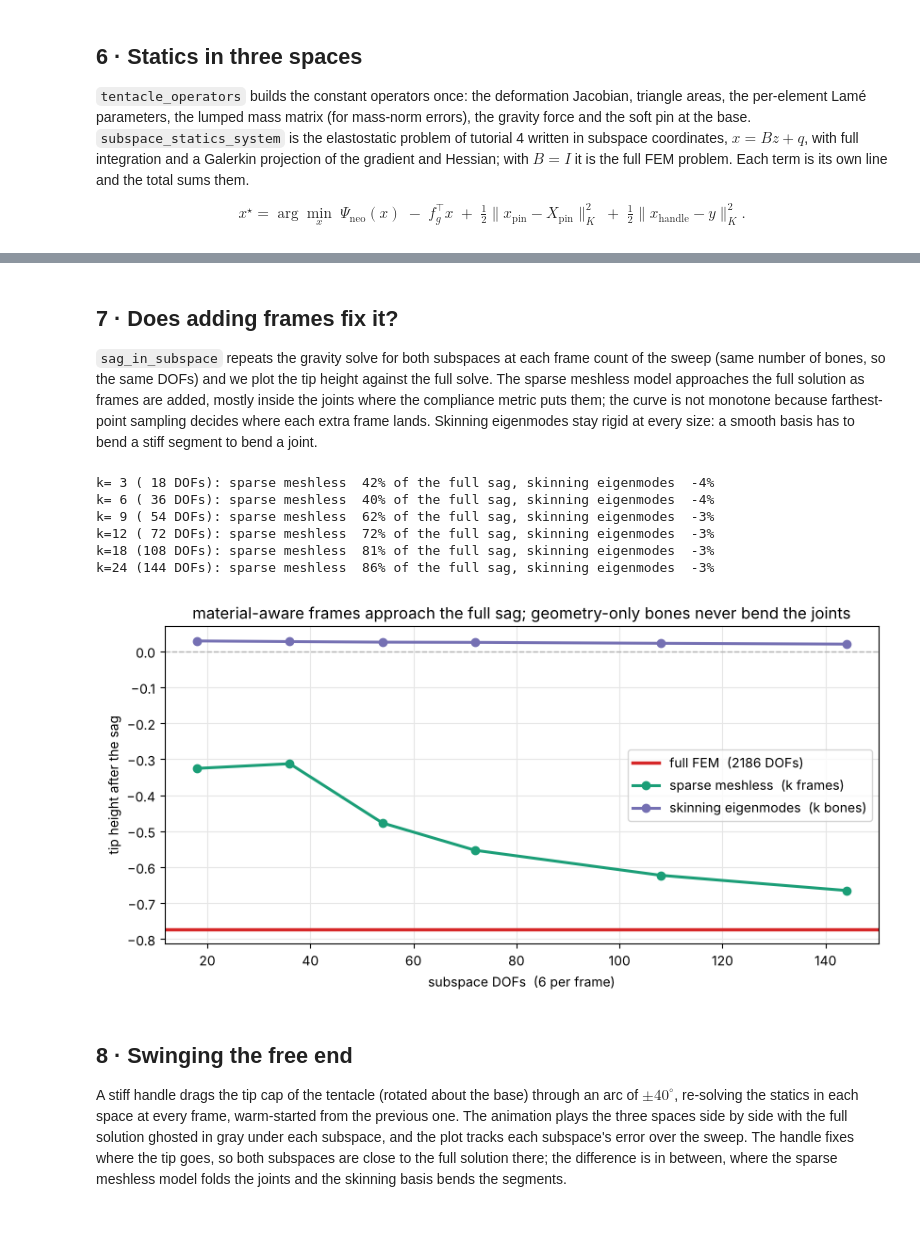
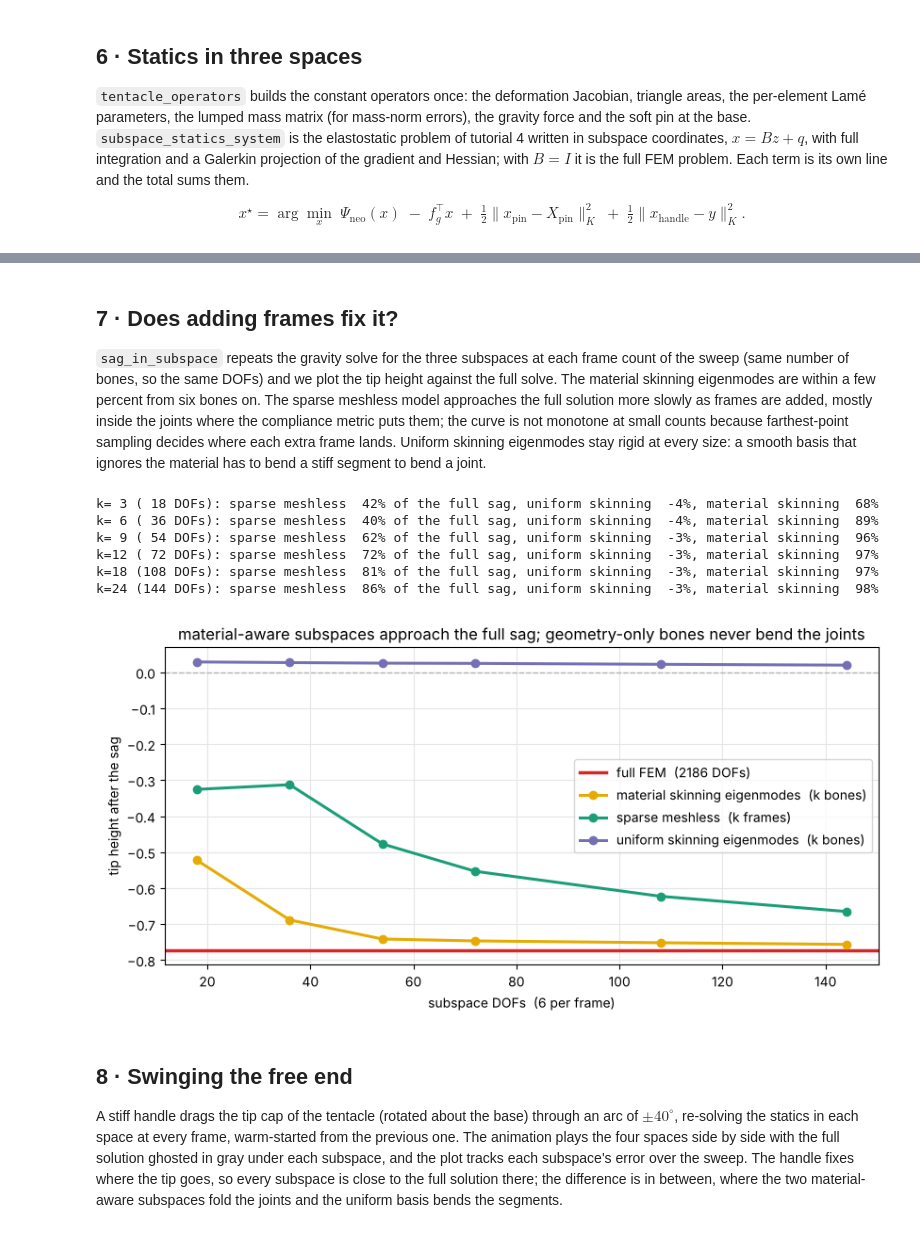
Before and after one commit to otmanon/simkit-tutorials, a Jupyter notebook: 026_sparse_meshless_models.ipynb, the cells around one changed output, grey strips where cells are left out. Cells and saved outputs as stored; diff of their text form; code cells hidden in the pictures.

```diff
--- a/026_sparse_meshless_models.ipynb
+++ b/026_sparse_meshless_models.ipynb
@@ -19,6 +21,7 @@ import os
 import warnings
 import numpy as np
 import scipy as sp
+import scipy.sparse as sps
 import matplotlib.pyplot as plt
 from matplotlib.colors import TwoSlopeNorm
 import igl
@@ -58,7 +61,7 @@ SWING_DEG = 40.0                  # peak angle of the free end's arc
 FPS = 12                          # playback rate of the animation
 BITRATE = 1800                    # mp4 bitrate
 # plot colors
-FULL_C, SKIN_C, SM_C = "#d62728", "#7570b3", "#1b9e77"   # full FEM, skinning eigenmodes, sparse meshless
+FULL_C, SKIN_C, SKIN_MAT_C, SM_C = "#d62728", "#7570b3", "#e6ab02", "#1b9e77"   # full FEM, uniform / material skinning eigenmodes, sparse meshless
 # %% [output]
   _emit_missing_warning()
 # %% [markdown]
@@ -333,13 +344,19 @@ mass-norm distance to the full solution.
 # %%
-W_skin, _, B_skin = simkit.skinning_eigenmodes(X, T, N_NODES)       # 6 Laplacian-eigenvector bones, 36 DOFs
 x_rest = X.reshape(-1, 1)
+_, _, B_skin = simkit.skinning_eigenmodes(X, T, N_NODES)             # geometry only: uniform stiffness
+_, _, B_skin_mat = simkit.skinning_eigenmodes(X, T, N_NODES, mu=mu)  # material-aware: Laplacian weighted by mu
 spaces = {
     f"full FEM  ({X.size} DOFs)": (sp.sparse.identity(X.size, format="csc"), np.zeros((X.size, 1)), x_rest.copy()),
-    f"skinning eigenmodes  ({B_skin.shape[1]} DOFs)": (B_skin, np.zeros((X.size, 1)),
-                                                        simkit.project_into_subspace(x_rest, B_skin, M=ops["M"])),
+    f"uniform skinning eigenmodes  ({B_skin.shape[1]} DOFs)": (B_skin, np.zeros((X.size, 1)),
+                                                                simkit.project_into_subspace(x_rest, B_skin, M=ops["M"])),
+    f"material skinning eigenmodes  ({B_skin_mat.shape[1]} DOFs)": (B_skin_mat, np.zeros((X.size, 1)),
+                                                                     simkit.project_into_subspace(x_rest, B_skin_mat, M=ops["M"])),
     f"sparse meshless  ({B_sm.shape[1]} DOFs)": (B_sm, np.zeros((X.size, 1)), z_rest.copy()),
 }
-space_colors = dict(zip(spaces, [FULL_C, SKIN_C, SM_C]))
+space_colors = dict(zip(spaces, [FULL_C, SKIN_C, SKIN_MAT_C, SM_C]))
+for name, (B, _, _) in list(spaces.items())[1:]:
+    nnz = B.nnz if sps.issparse(B) else np.count_nonzero(B)
+    print(f"{name:44s}: B is {nnz / np.prod(B.shape) * 100:3.0f}% dense")
 
 def solve_statics(B, q, z0, handle_targets=None):
     """Newton solve of the static tentacle in the subspace x = B z + q, from z0. Returns (x, z, iterations)."""
@@ -358,8 +375,8 @@ def mass_norm_error(x, x_ref):
 sag = {}
 for name, (B, q, z0) in spaces.items():
     sag[name], _, iters = solve_statics(B, q, z0)
-    print(f"{name:36s}: tip height {sag[name][tip, 1]:+.3f}, {iters} Newton iterations")
+    print(f"{name:44s}: tip height {sag[name][tip, 1]:+.3f}, {iters} Newton iterations")
 x_full = sag[next(iter(spaces))]
 for name in list(spaces)[1:]:
-    print(f"{name:36s}: relative mass-norm error vs full = {mass_norm_error(sag[name], x_full):.3f}")
+    print(f"{name:44s}: relative mass-norm error vs full = {mass_norm_error(sag[name], x_full):.3f}")
 # %% [output]
@@ -400,57 +428,61 @@ plt.show()
 # %% [markdown]
 ## 7 &middot; Does adding frames fix it?
 
-`sag_in_subspace` repeats the gravity solve for both subspaces at each frame count of the sweep (same number of bones,
-so the same DOFs) and we plot the tip height against the full solve. The sparse meshless model approaches the full
-solution as frames are added, mostly inside the joints where the compliance metric puts them; the curve is not
-monotone because farthest-point sampling decides where each extra frame lands. Skinning eigenmodes stay rigid at every
-size: a smooth basis has to bend a stiff segment to bend a joint.
+`sag_in_subspace` repeats the gravity solve for the three subspaces at each frame count of the sweep (same number of
+bones, so the same DOFs) and we plot the tip height against the full solve. The material skinning eigenmodes are within a
+few percent from six bones on. The sparse meshless model approaches the full solution more slowly as frames are added,
+mostly inside the joints where the compliance metric puts them; the curve is not monotone at small counts because
+farthest-point sampling decides where each extra frame lands. Uniform skinning eigenmodes stay rigid at every size: a
+smooth basis that ignores the material has to bend a stiff segment to bend a joint.
 # %%
 def sag_in_subspace(k):
-    """Tip height of the gravity sag with k sparse meshless frames and with k skinning eigenmode bones."""
+    """Tip height of the gravity sag with k sparse meshless frames, k uniform and k material skinning eigenmode bones."""
     nodes_k = simkit.compliance_node_sampling(X, G_compliance, k, lloyd_iters=LLOYD_ITERS)
     W_k = simkit.voronoi_shape_functions(simkit.compliance_distances(G_compliance, nodes_k), nodes_k,
                                          support_scale=SUPPORT_SCALE)
     B_k = simkit.lbs_jacobian(X, W_k, sparse=True)
     x_sm, _, _ = solve_statics(B_k, np.zeros((X.size, 1)), simkit.lbs_affine_coordinates(k, np.eye(dim), np.zeros(dim)))
     _, _, B_sk = simkit.skinning_eigenmodes(X, T, k)
     x_sk, _, _ = solve_statics(B_sk, np.zeros((X.size, 1)), simkit.project_into_subspace(x_rest, B_sk, M=ops["M"]))
-    return x_sm[tip, 1], x_sk[tip, 1]
+    _, _, B_skm = simkit.skinning_eigenmodes(X, T, k, mu=mu)
+    x_skm, _, _ = solve_statics(B_skm, np.zeros((X.size, 1)), simkit.project_into_subspace(x_rest, B_skm, M=ops["M"]))
+    return x_sm[tip, 1], x_sk[tip, 1], x_skm[tip, 1]
 
 sweep = np.array([sag_in_subspace(k) for k in SWEEP_NODES])
 dofs = 6 * np.array(SWEEP_NODES)
-for k, (t_sm, t_sk) in zip(SWEEP_NODES, sweep):
+for k, (t_sm, t_sk, t_skm) in zip(SWEEP_NODES, sweep):
     print(f"k={k:2d} ({6 * k:3d} DOFs): sparse meshless {t_sm / x_full[tip, 1] * 100:3.0f}% of the full sag, "
-          f"skinning eigenmodes {t_sk / x_full[tip, 1] * 100:3.0f}%")
+          f"uniform skinning {t_sk / x_full[tip, 1] * 100:3.0f}%, material skinning {t_skm / x_full[tip, 1] * 100:3.0f}%")
 
 fig, ax = plt.subplots(figsize=(8.5, 4.4))
 ax.axhline(x_full[tip, 1], color=FULL_C, lw=2.5, label=f"full FEM  ({X.size} DOFs)")
+ax.plot(dofs, sweep[:, 2], "-o", color=SKIN_MAT_C, lw=2.2, ms=6, label="material skinning eigenmodes  (k bones)")
 ax.plot(dofs, sweep[:, 0], "-o", color=SM_C, lw=2.2, ms=6, label="sparse meshless  (k frames)")
-ax.plot(dofs, sweep[:, 1], "-o", color=SKIN_C, lw=2.2, ms=6, label="skinning eigenmodes  (k bones)")
+ax.plot(dofs, sweep[:, 1], "-o", color=SKIN_C, lw=2.2, ms=6, label="uniform skinning eigenmodes  (k bones)")
 ax.axhline(0.0, color="0.7", lw=1, ls="--")
 ax.set_xlabel("subspace DOFs  (6 per frame)"); ax.set_ylabel("tip height after the sag")
-ax.set_title("material-aware frames approach the full sag; geometry-only bones never bend the joints")
+ax.set_title("material-aware subspaces approach the full sag; geometry-only bones never bend the joints")
 ax.grid(True, color="0.9"); ax.legend(loc="center right")
 fig.tight_layout()
 simkit.filesystem.save_figure(fig, os.path.join(RESULTS_DIR, "convergence.png"),
                               copy_to=os.path.join(MEDIA_DIR, "026_convergence.png"))
 plt.show()
 # %% [output]
-k= 3 ( 18 DOFs): sparse meshless  42% of the full sag, skinning eigenmodes  -4%
-k= 6 ( 36 DOFs): sparse meshless  40% of the full sag, skinning eigenmodes  -4%
-k= 9 ( 54 DOFs): sparse meshless  62% of the full sag, skinning eigenmodes  -3%
-k=12 ( 72 DOFs): sparse meshless  72% of the full sag, skinning eigenmodes  -3%
-k=18 (108 DOFs): sparse meshless  81% of the full sag, skinning eigenmodes  -3%
-k=24 (144 DOFs): sparse meshless  86% of the full sag, skinning eigenmodes  -3%
+k= 3 ( 18 DOFs): sparse meshless  42% of the full sag, uniform skinning  -4%, material skinning  68%
+k= 6 ( 36 DOFs): sparse meshless  40% of the full sag, uniform skinning  -4%, material skinning  89%
+k= 9 ( 54 DOFs): sparse meshless  62% of the full sag, uniform skinning  -3%, material skinning  96%
+k=12 ( 72 DOFs): sparse meshless  72% of the full sag, uniform skinning  -3%, material skinning  97%
+k=18 (108 DOFs): sparse meshless  81% of the full sag, uniform skinning  -3%, material skinning  97%
+k=24 (144 DOFs): sparse meshless  86% of the full sag, uniform skinning  -3%, material skinning  98%
-[figure, old version]
+[figure, new version]
 # %% [markdown]
 ## 8 &middot; Swinging the free end
 
 A stiff handle drags the tip cap of the tentacle (rotated about the base) through an arc of $\pm40^\circ$,
-re-solving the statics in each space at every frame, warm-started from the previous one. The animation plays the three
+re-solving the statics in each space at every frame, warm-started from the previous one. The animation plays the four
 spaces side by side with the full solution ghosted in gray under each subspace, and the plot tracks each subspace's error
-over the sweep. The handle fixes where the tip goes, so both subspaces are close to the full solution there; the
-difference is in between, where the sparse meshless model folds the joints and the skinning basis bends the segments.
+over the sweep. The handle fixes where the tip goes, so every subspace is close to the full solution there; the
+difference is in between, where the two material-aware subspaces fold the joints and the uniform basis bends the segments.
 # %%
 angles = np.deg2rad(SWING_DEG) * np.sin(np.linspace(0, 2 * np.pi, N_FRAMES))
 pivot = X[pin_idx].mean(axis=0)
```
Also changed, not shown: parts of 9 cells of this notebook, 4 other files.
